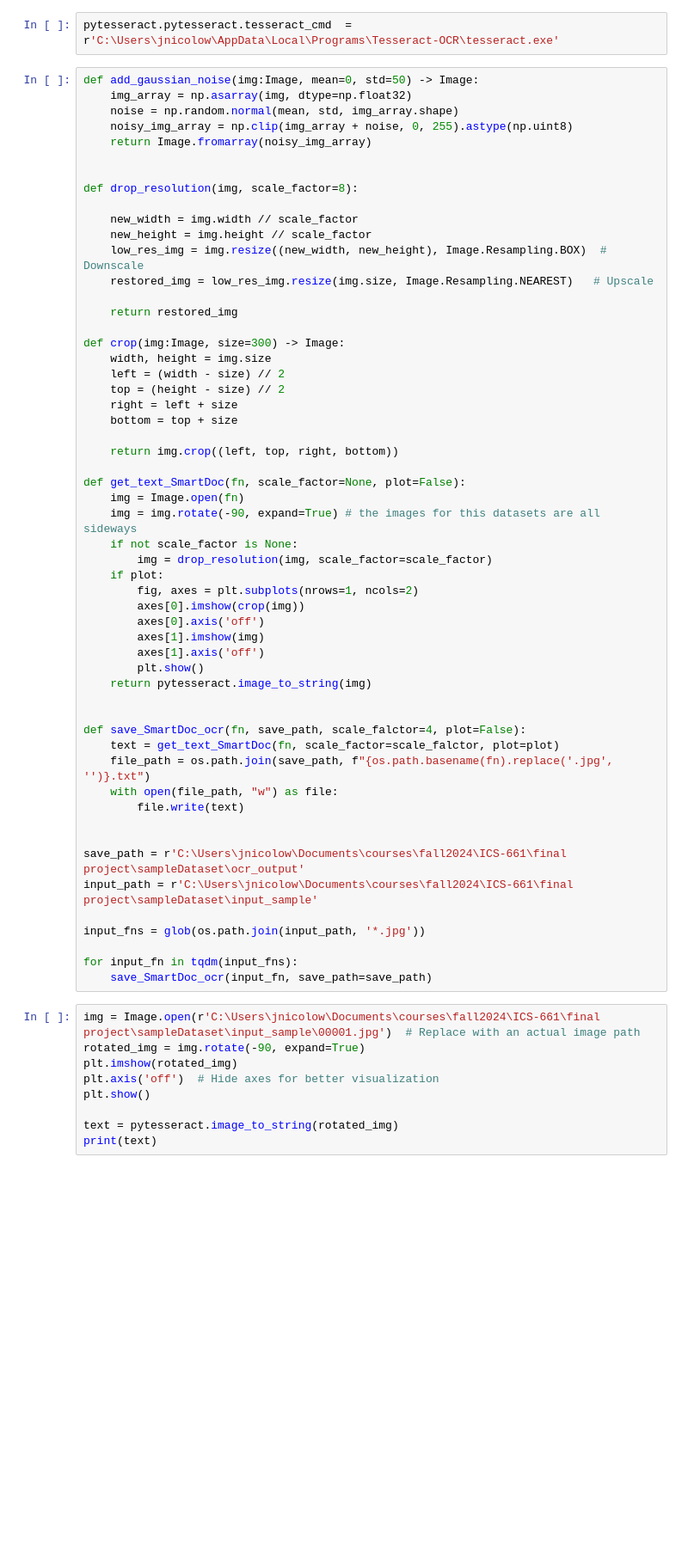
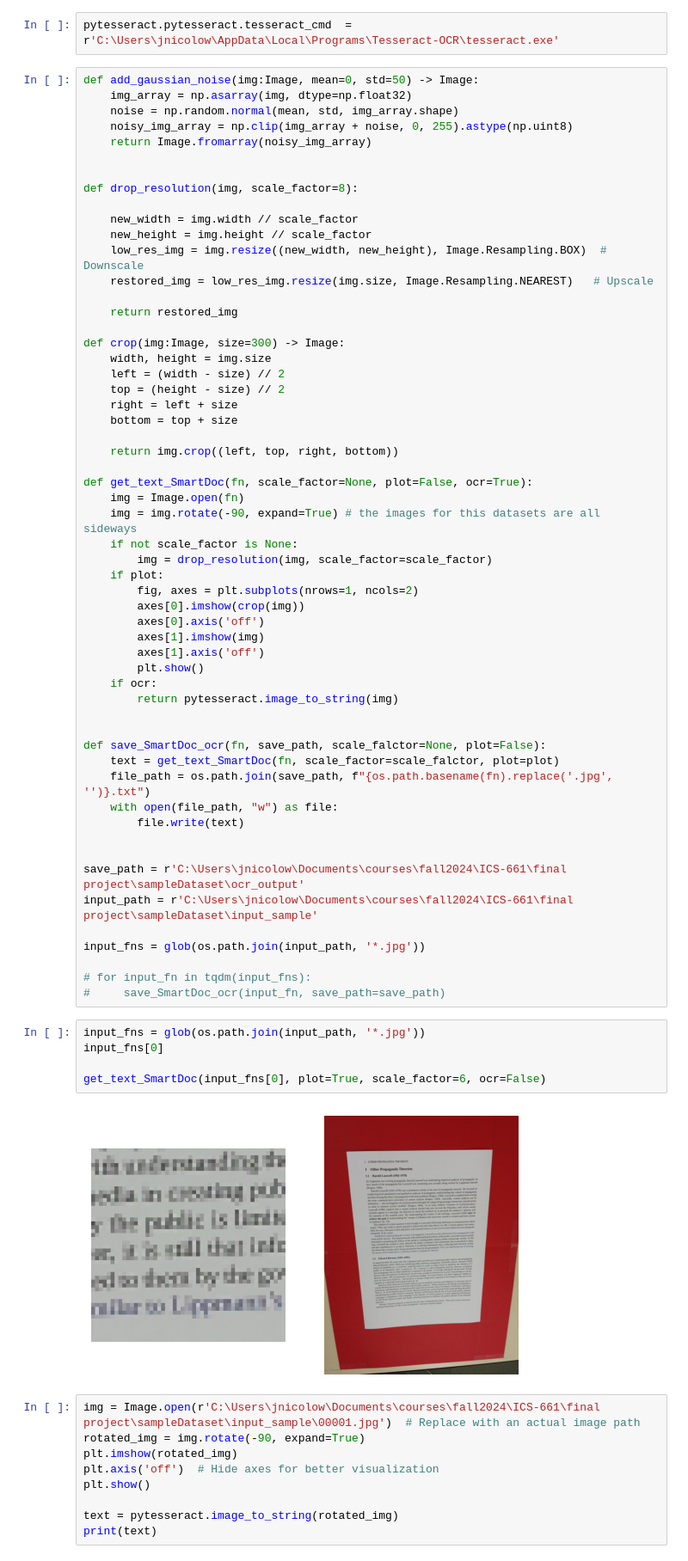
Before and after one commit to DigitizeTextPLM/digitalize_text, a Jupyter notebook: OCR_tesseract_digitize.ipynb, the cells around one changed output. Shown: that part at 86% size. Saved outputs shown, nothing was run; the diff lists cells and outputs as text; blank space fills up the shorter version.

Commit message:
just for making resolution plots

```diff
--- a/OCR_tesseract_digitize.ipynb
+++ b/OCR_tesseract_digitize.ipynb
@@ -46,7 +46,7 @@ def crop(img:Image, size=300) -> Image:
 
     return img.crop((left, top, right, bottom))
 
-def get_text_SmartDoc(fn, scale_factor=None, plot=False):
+def get_text_SmartDoc(fn, scale_factor=None, plot=False, ocr=True):
     img = Image.open(fn)
     img = img.rotate(-90, expand=True) # the images for this datasets are all sideways
     if not scale_factor is None:
@@ -58,10 +58,11 @@ def get_text_SmartDoc(fn, scale_factor=None, plot=False):
         axes[1].imshow(img)
         axes[1].axis('off')
         plt.show()
-    return pytesseract.image_to_string(img)
+    if ocr:
+        return pytesseract.image_to_string(img)
 
 
-def save_SmartDoc_ocr(fn, save_path, scale_falctor=4, plot=False):
+def save_SmartDoc_ocr(fn, save_path, scale_falctor=None, plot=False):
     text = get_text_SmartDoc(fn, scale_factor=scale_falctor, plot=plot)
     file_path = os.path.join(save_path, f"{os.path.basename(fn).replace('.jpg', '')}.txt")
     with open(file_path, "w") as file:
@@ -73,8 +74,15 @@ input_path = r'C:\Users\jnicolow\Documents\courses\fall2024\ICS-661\final projec
 
 input_fns = glob(os.path.join(input_path, '*.jpg'))
 
-for input_fn in tqdm(input_fns):
-    save_SmartDoc_ocr(input_fn, save_path=save_path)
+# for input_fn in tqdm(input_fns):
+#     save_SmartDoc_ocr(input_fn, save_path=save_path)
+# %%
+input_fns = glob(os.path.join(input_path, '*.jpg'))
+input_fns[0]
+
+get_text_SmartDoc(input_fns[0], plot=True, scale_factor=6, ocr=False)
+# %% [output]
+[figure, added]
 # %%
 img = Image.open(r'C:\Users\jnicolow\Documents\courses\fall2024\ICS-661\final project\sampleDataset\input_sample\00001.jpg')  # Replace with an actual image path
 rotated_img = img.rotate(-90, expand=True)
```
